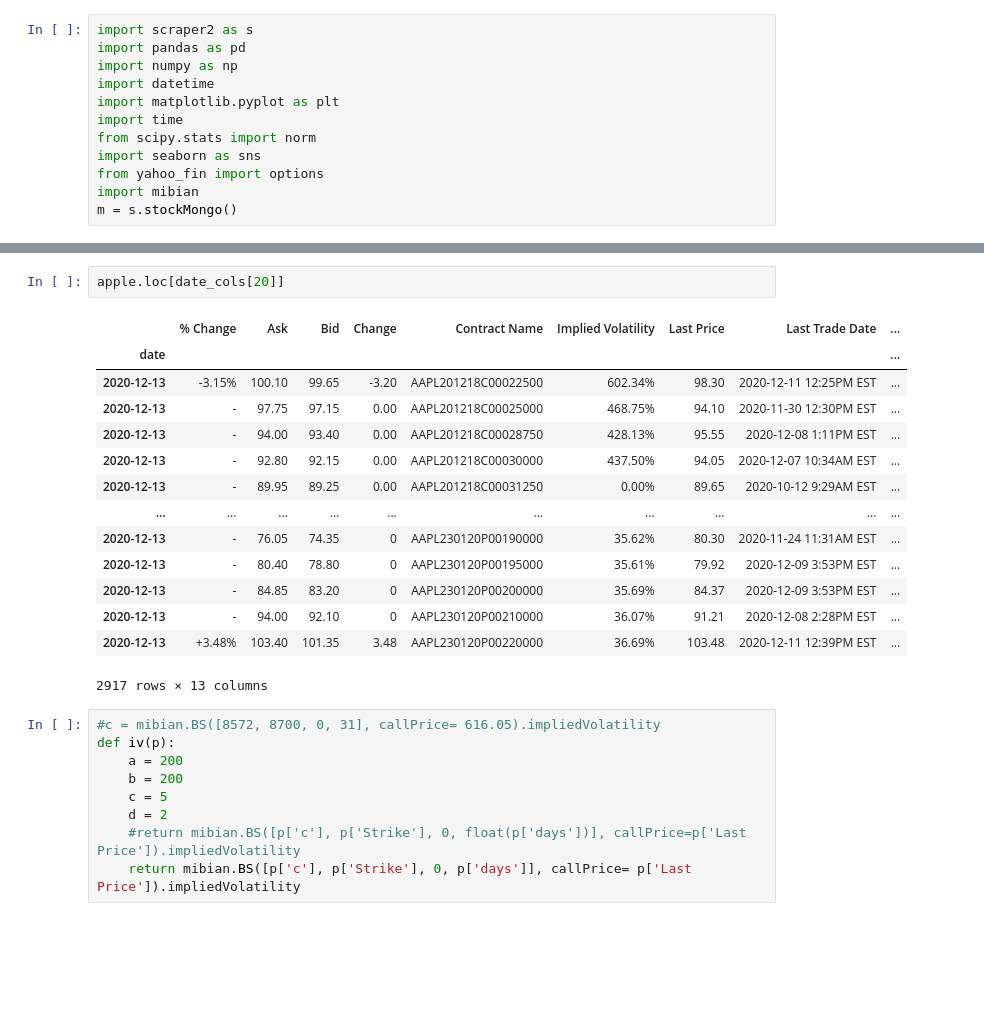
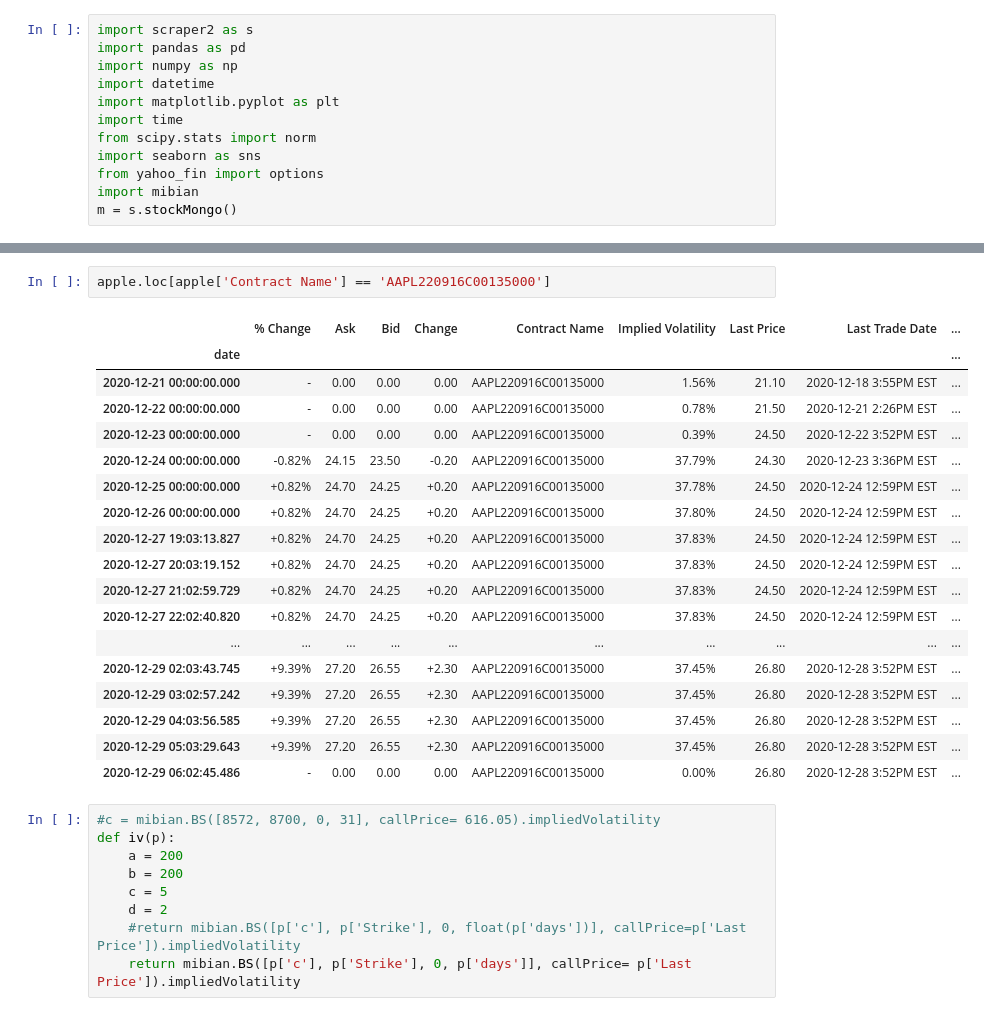
Before and after one commit to andermy/yahooScraper, a Jupyter notebook: test.ipynb, the cells around one changed output, grey strips where cells are left out. Drawn from its saved outputs; the diff is of its cells as text; blank space fills up the shorter version.

```diff
--- a/test.ipynb
+++ b/test.ipynb
@@ -49,20 +50,24 @@ apple.tail()
-# %%
-apple.loc[date_cols[20]]
-# %% [output]
-|  | % Change | Ask | Bid | Change | Contract Name | Implied Volatility | Last Price | Last Trade Date | ... |
-| date |  |  |  |  |  |  |  |  | ... |
-| 2020-12-13 | -3.15% | 100.10 | 99.65 | -3.20 | AAPL201218C00022500 | 602.34% | 98.30 | 2020-12-11 12:25PM EST | ... |
-| 2020-12-13 | - | 97.75 | 97.15 | 0.00 | AAPL201218C00025000 | 468.75% | 94.10 | 2020-11-30 12:30PM EST | ... |
-| 2020-12-13 | - | 94.00 | 93.40 | 0.00 | AAPL201218C00028750 | 428.13% | 95.55 | 2020-12-08 1:11PM EST | ... |
-| 2020-12-13 | - | 92.80 | 92.15 | 0.00 | AAPL201218C00030000 | 437.50% | 94.05 | 2020-12-07 10:34AM EST | ... |
-| 2020-12-13 | - | 89.95 | 89.25 | 0.00 | AAPL201218C00031250 | 0.00% | 89.65 | 2020-10-12 9:29AM EST | ... |
-| ... | ... | ... | ... | ... | ... | ... | ... | ... | ... |
-| 2020-12-13 | - | 76.05 | 74.35 | 0 | AAPL230120P00190000 | 35.62% | 80.30 | 2020-11-24 11:31AM EST | ... |
-| 2020-12-13 | - | 80.40 | 78.80 | 0 | AAPL230120P00195000 | 35.61% | 79.92 | 2020-12-09 3:53PM EST | ... |
-| 2020-12-13 | - | 84.85 | 83.20 | 0 | AAPL230120P00200000 | 35.69% | 84.37 | 2020-12-09 3:53PM EST | ... |
-| 2020-12-13 | - | 94.00 | 92.10 | 0 | AAPL230120P00210000 | 36.07% | 91.21 | 2020-12-08 2:28PM EST | ... |
-| 2020-12-13 | +3.48% | 103.40 | 101.35 | 3.48 | AAPL230120P00220000 | 36.69% | 103.48 | 2020-12-11 12:39PM EST | ... |
-2917 rows × 13 columns
+# %%
+apple.loc[apple['Contract Name'] == 'AAPL220916C00135000']
+# %% [output]
+|  | % Change | Ask | Bid | Change | Contract Name | Implied Volatility | Last Price | Last Trade Date | ... |
+| date |  |  |  |  |  |  |  |  | ... |
+| 2020-12-21 00:00:00.000 | - | 0.00 | 0.00 | 0.00 | AAPL220916C00135000 | 1.56% | 21.10 | 2020-12-18 3:55PM EST | ... |
+| 2020-12-22 00:00:00.000 | - | 0.00 | 0.00 | 0.00 | AAPL220916C00135000 | 0.78% | 21.50 | 2020-12-21 2:26PM EST | ... |
+| 2020-12-23 00:00:00.000 | - | 0.00 | 0.00 | 0.00 | AAPL220916C00135000 | 0.39% | 24.50 | 2020-12-22 3:52PM EST | ... |
+| 2020-12-24 00:00:00.000 | -0.82% | 24.15 | 23.50 | -0.20 | AAPL220916C00135000 | 37.79% | 24.30 | 2020-12-23 3:36PM EST | ... |
+| 2020-12-25 00:00:00.000 | +0.82% | 24.70 | 24.25 | +0.20 | AAPL220916C00135000 | 37.78% | 24.50 | 2020-12-24 12:59PM EST | ... |
+| 2020-12-26 00:00:00.000 | +0.82% | 24.70 | 24.25 | +0.20 | AAPL220916C00135000 | 37.80% | 24.50 | 2020-12-24 12:59PM EST | ... |
+| 2020-12-27 19:03:13.827 | +0.82% | 24.70 | 24.25 | +0.20 | AAPL220916C00135000 | 37.83% | 24.50 | 2020-12-24 12:59PM EST | ... |
+| 2020-12-27 20:03:19.152 | +0.82% | 24.70 | 24.25 | +0.20 | AAPL220916C00135000 | 37.83% | 24.50 | 2020-12-24 12:59PM EST | ... |
+| 2020-12-27 21:02:59.729 | +0.82% | 24.70 | 24.25 | +0.20 | AAPL220916C00135000 | 37.83% | 24.50 | 2020-12-24 12:59PM EST | ... |
+| 2020-12-27 22:02:40.820 | +0.82% | 24.70 | 24.25 | +0.20 | AAPL220916C00135000 | 37.83% | 24.50 | 2020-12-24 12:59PM EST | ... |
+| ... | ... | ... | ... | ... | ... | ... | ... | ... | ... |
+| 2020-12-29 02:03:43.745 | +9.39% | 27.20 | 26.55 | +2.30 | AAPL220916C00135000 | 37.45% | 26.80 | 2020-12-28 3:52PM EST | ... |
+| 2020-12-29 03:02:57.242 | +9.39% | 27.20 | 26.55 | +2.30 | AAPL220916C00135000 | 37.45% | 26.80 | 2020-12-28 3:52PM EST | ... |
+| 2020-12-29 04:03:56.585 | +9.39% | 27.20 | 26.55 | +2.30 | AAPL220916C00135000 | 37.45% | 26.80 | 2020-12-28 3:52PM EST | ... |
+| 2020-12-29 05:03:29.643 | +9.39% | 27.20 | 26.55 | +2.30 | AAPL220916C00135000 | 37.45% | 26.80 | 2020-12-28 3:52PM EST | ... |
+| 2020-12-29 06:02:45.486 | - | 0.00 | 0.00 | 0.00 | AAPL220916C00135000 | 0.00% | 26.80 | 2020-12-28 3:52PM EST | ... |
 # %%
 #c = mibian.BS([8572, 8700, 0, 31], callPrice= 616.05).impliedVolatility
 def iv(p):
```
Also changed, not shown: parts of 2 cells of this notebook, 2 other files.
